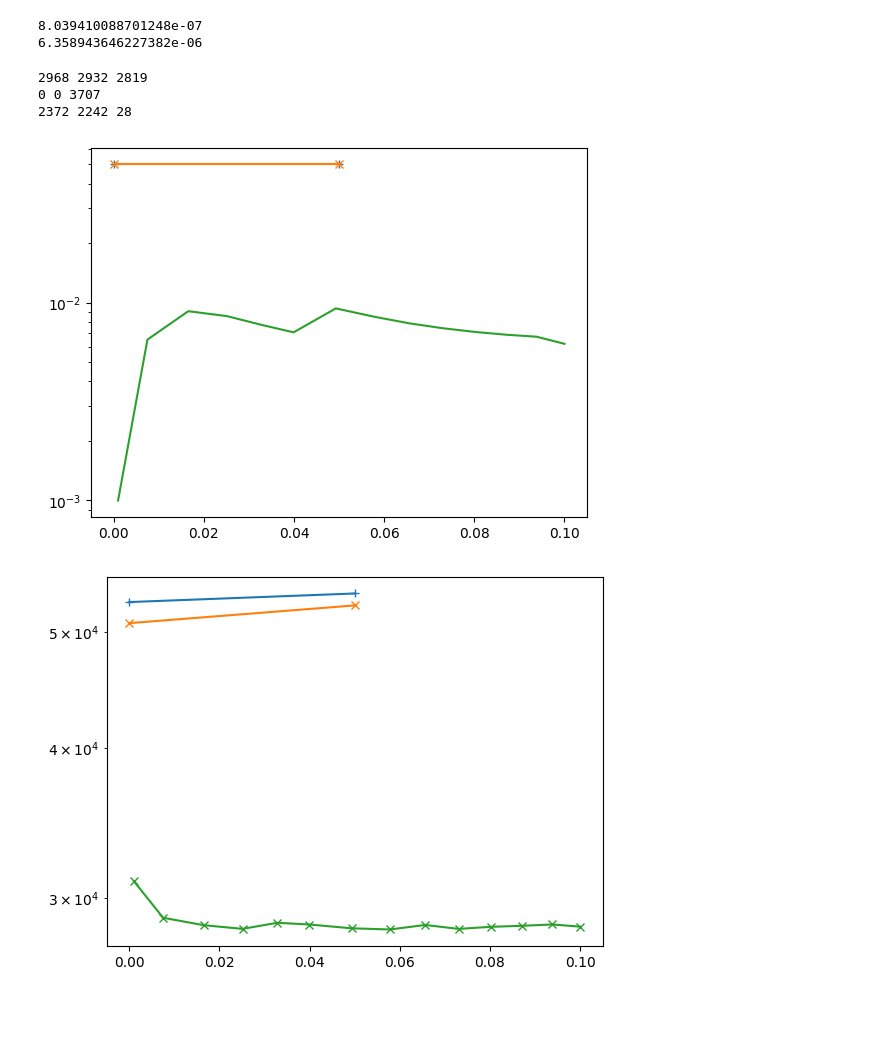
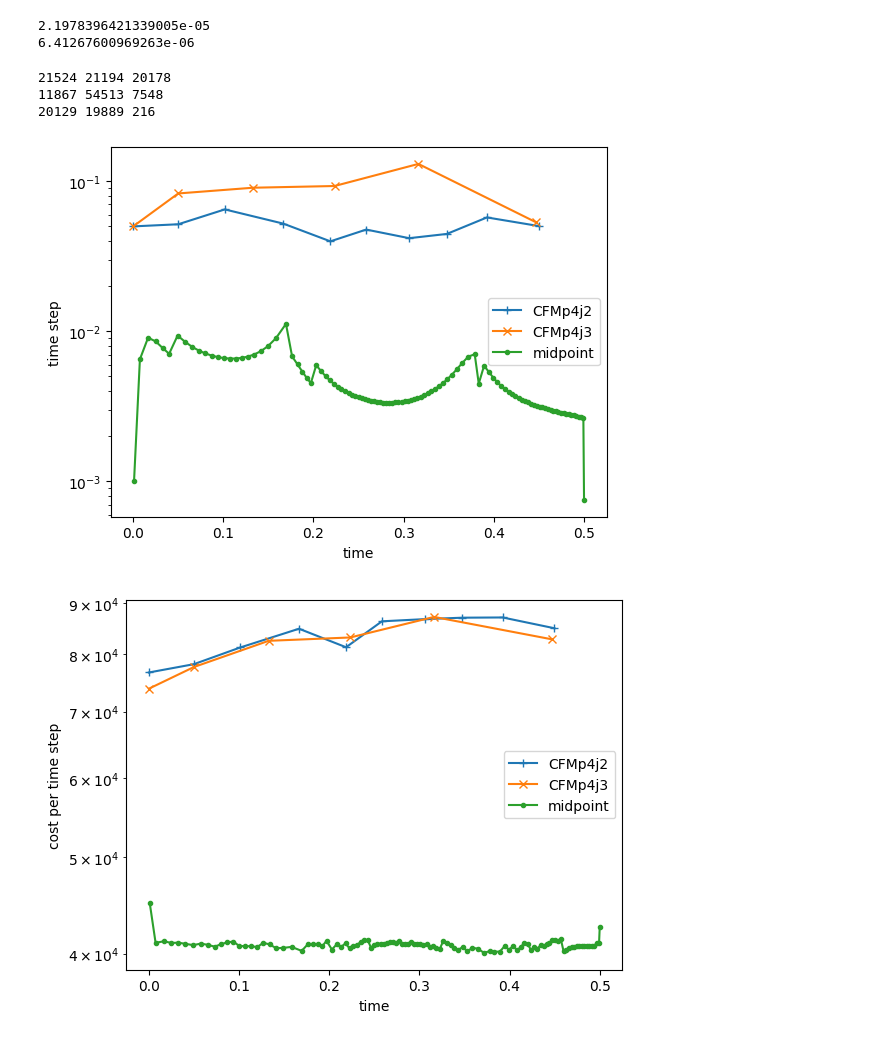
Before and after one commit to newbisi/mkprop, a Jupyter notebook: examples/comparestepscosts.ipynb, the cells around one changed output. Cells and saved outputs as stored; diff of their text form; code cells hidden in the pictures; blank space fills up the shorter version.

```diff
--- a/examples/comparestepscosts.ipynb
+++ b/examples/comparestepscosts.ipynb
@@ -7,14 +7,14 @@ from exlaser import doublewellproblem as prob
 import matplotlib.pyplot as plt
 
 
-n=1000
+n=1200
 L=5
 Hamiltonian = prob(n,L)
 
 x, nrm, inr = Hamiltonian.getprop()
 #tend = 5.0
 tnow = 0
-tend = 0.1
+tend = 0.5
 u = Hamiltonian.getinitialstate()
 
 mv, dmv = Hamiltonian.setupHamiltonian(0)
@@ -34,29 +34,40 @@ yCFM4a2,tlist2,dtlist2,_,mc21,mc22,mc23 = mkprop.adaptiveCFMp4j3(u,tnow,tend,dti
 dtinit = 1e-3
 ympa1,tlist3,dtlist3,_,mc31,mc32,mc33 = mkprop.adaptivemidpoint(u,tnow,tend,dtinit,Hamiltonian,tol=tol,ktype=ktype,reo=reo,inr=inr)
 # %%
-print(nrm(yCFM4a1-yCFM4a2))
-print(nrm(ympa1-yCFM4a2))
+print(nrm(yCFM4a1-yCFM4a2)/tend)
+print(nrm(ympa1-yCFM4a2)/tend)
 # %% [output]
-8.039410088701248e-07
-6.358943646227382e-06
+2.1978396421339005e-05
+6.41267600969263e-06
 # %%
 print(sum(mc11),sum(mc21),sum(mc31))
 print(sum(mc12),sum(mc22),sum(mc32))
 print(sum(mc13),sum(mc23),sum(mc33))
 # %% [output]
-2968 2932 2819
-0 0 3707
-2372 2242 28
+21524 21194 20178
+11867 54513 7548
+20129 19889 216
 # %%
 # time steps dt over time
-plt.semilogy(tlist1,dtlist1,'+-',tlist2,dtlist2,'x-',tlist3,dtlist3);
+plt.semilogy(tlist1,dtlist1,'+-',tlist2,dtlist2,'x-',tlist3,dtlist3,'.-');
+plt.ylabel('time step')
+plt.xlabel('time')
+plt.gca().legend(('CFMp4j2','CFMp4j3','midpoint'))
+plt.savefig("stepsize.pdf", format="pdf", bbox_inches="tight")
+plt.savefig("stepsize.png")
 # %% [output]
-[figure, old version]
+[figure, new version]
 # %%
 # number of matrix-vector multiplications used per time step over time (only for steps which were accepted)
 eff1 = [(m1+m3)/dt for (m1,m2,m3,dt) in zip(mc11,mc12,mc13,dtlist1)]
 eff2 = [(m1+m3)/dt for (m1,m2,m3,dt) in zip(mc21,mc22,mc23,dtlist2)]
 eff3 = [(m1+m3)/dt for (m1,m2,m3,dt) in zip(mc31,mc32,mc33,dtlist3)]
-plt.semilogy(tlist1,eff1,'+-',tlist2,eff2,'x-',tlist3,eff3,'x-');
+plt.semilogy(tlist1,eff1,'+-',tlist2,eff2,'x-',tlist3,eff3,'.-');
+plt.ylabel('cost per time step')
+plt.xlabel('time')
+plt.gca().legend(('CFMp4j2','CFMp4j3','midpoint'))
+#plt.title('cost per time step over time');
+plt.savefig("costperstepsize.pdf", format="pdf", bbox_inches="tight")
+plt.savefig("costperstepsize.png")
 # %% [output]
-[figure, old version]
+[figure, new version]
```
Also changed, not shown: parts of 1 cell of this notebook, 3 other files.
